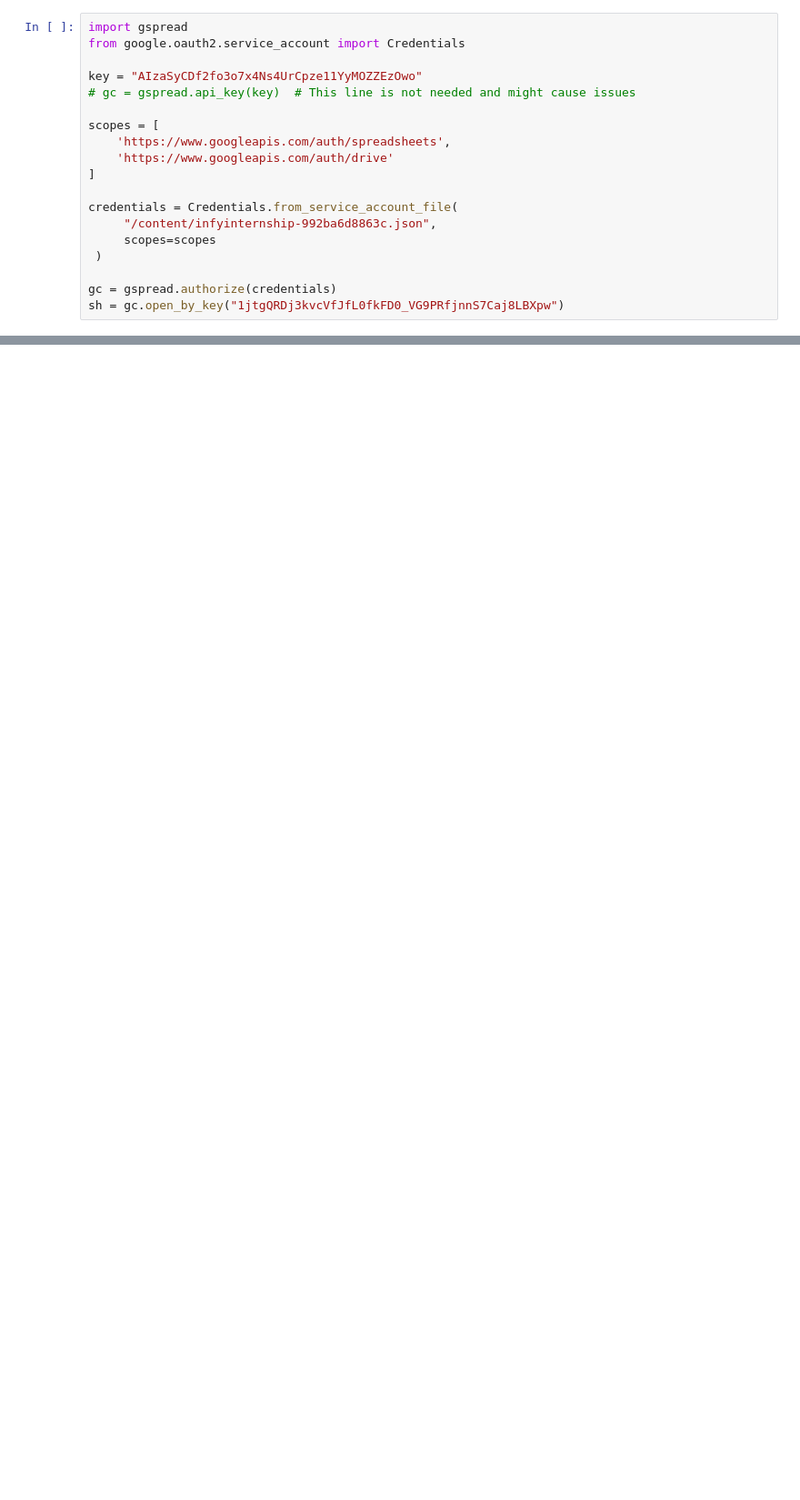
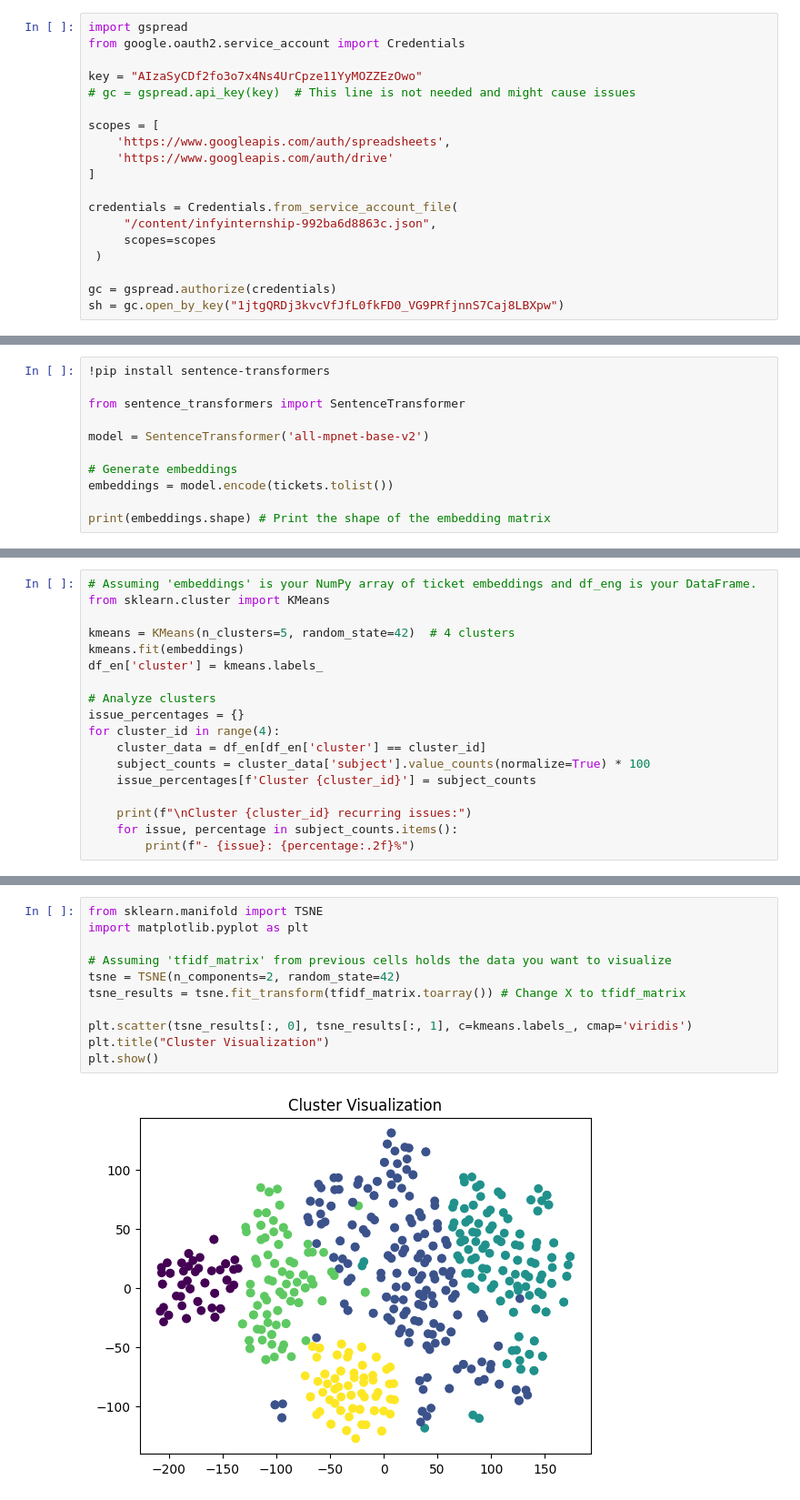
Before and after one commit to Rii-FUND/Infosys_Internship, a Jupyter notebook: customerSupportTickets/rough/4. Automated Responses/response_automation_final.ipynb, the cells around one changed output, grey strips where cells are left out. Shown at 91% size. Drawn from its saved outputs; the diff is of its cells as text; blank space fills up the shorter version.

```diff
--- a/customerSupportTickets/rough/4. Automated Responses/response_automation_final.ipynb
+++ b/customerSupportTickets/rough/4. Automated Responses/response_automation_final.ipynb
@@ -393,0 +331,11 @@ Automated Response: Thank you for contacting us. It looks like a Payment Issue.
+# %%
+!pip install sentence-transformers
+
+from sentence_transformers import SentenceTransformer
+
+model = SentenceTransformer('all-mpnet-base-v2')
+
+# Generate embeddings
+embeddings = model.encode(tickets.tolist())
+
+print(embeddings.shape) # Print the shape of the embedding matrix
@@ -393,0 +417,18 @@ Automated Response: Thank you for contacting us. It looks like a Payment Issue.
+# %%
+# Assuming 'embeddings' is your NumPy array of ticket embeddings and df_eng is your DataFrame.
+from sklearn.cluster import KMeans
+
+kmeans = KMeans(n_clusters=5, random_state=42)  # 4 clusters
+kmeans.fit(embeddings)
+df_en['cluster'] = kmeans.labels_
+
+# Analyze clusters
+issue_percentages = {}
+for cluster_id in range(4):
+    cluster_data = df_en[df_en['cluster'] == cluster_id]
+    subject_counts = cluster_data['subject'].value_counts(normalize=True) * 100
+    issue_percentages[f'Cluster {cluster_id}'] = subject_counts
+
+    print(f"\nCluster {cluster_id} recurring issues:")
+    for issue, percentage in subject_counts.items():
+        print(f"- {issue}: {percentage:.2f}%")
@@ -393,0 +457,13 @@ Automated Response: Thank you for contacting us. It looks like a Payment Issue.
+# %%
+from sklearn.manifold import TSNE
+import matplotlib.pyplot as plt
+
+# Assuming 'tfidf_matrix' from previous cells holds the data you want to visualize
+tsne = TSNE(n_components=2, random_state=42)
+tsne_results = tsne.fit_transform(tfidf_matrix.toarray()) # Change X to tfidf_matrix
+
+plt.scatter(tsne_results[:, 0], tsne_results[:, 1], c=kmeans.labels_, cmap='viridis')
+plt.title("Cluster Visualization")
+plt.show()
+# %% [output]
+[figure, added]
```
Also changed, not shown: parts of 43 cells of this notebook.
